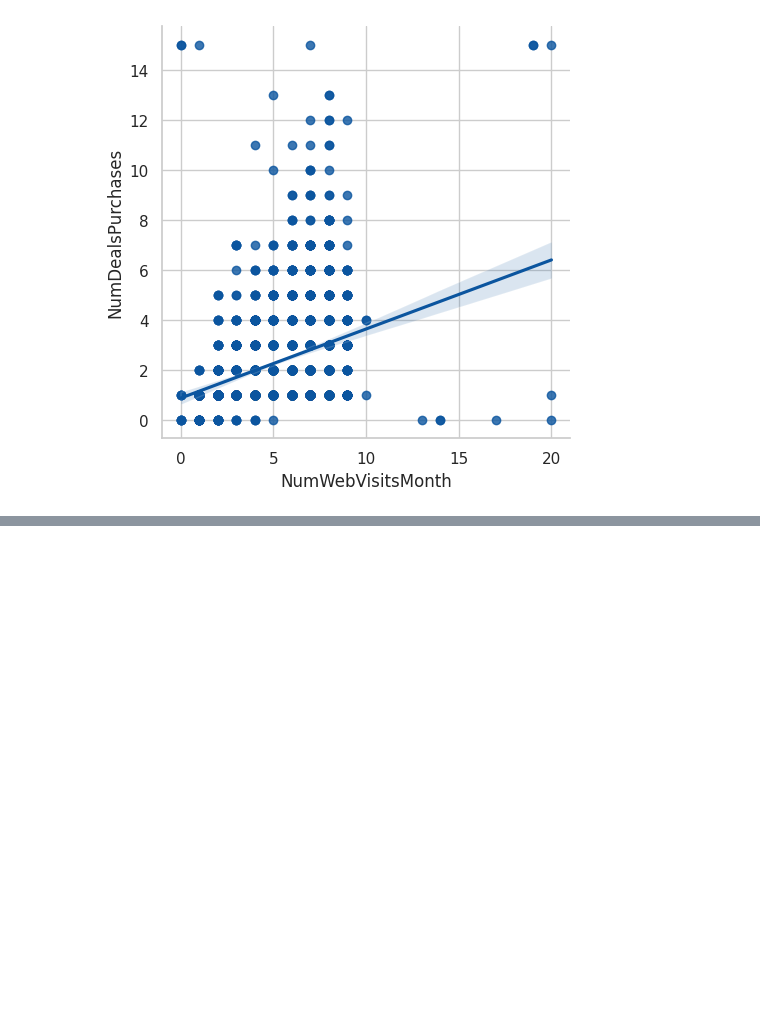
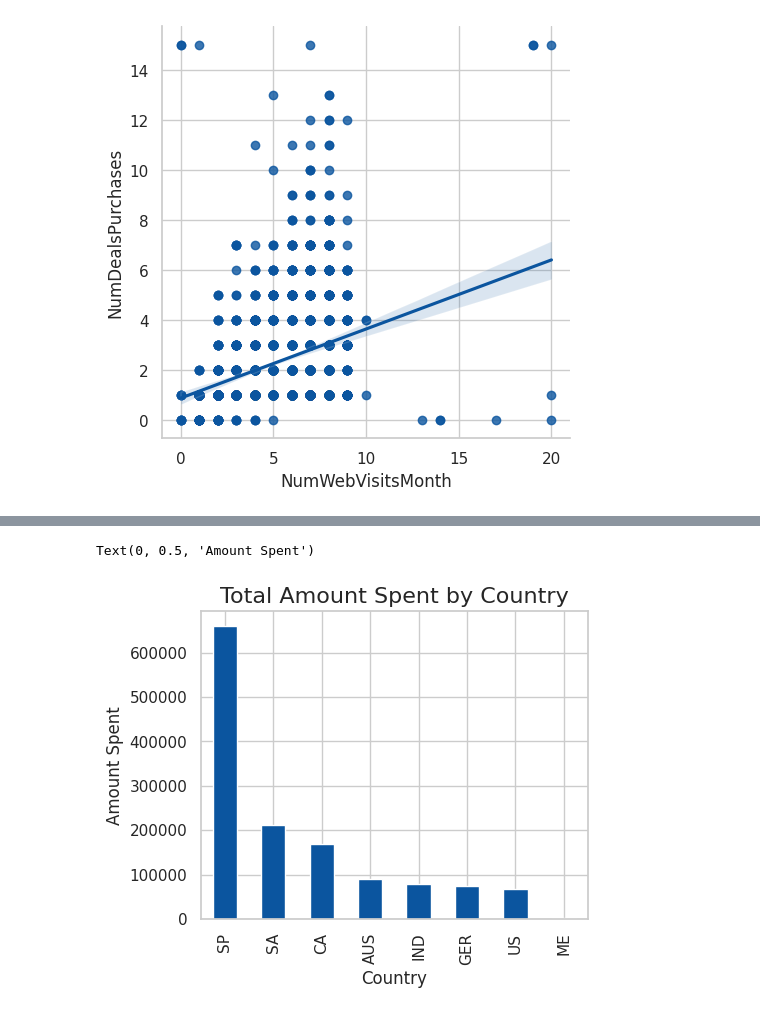
Before and after one commit to sservaes/marketing_analysis, a Jupyter notebook: marketing_analysis.ipynb, the cells around one changed output, grey strips where cells are left out. Saved outputs shown, nothing was run; the diff lists cells and outputs as text; code cells hidden in the pictures; blank space fills up the shorter version.

```diff
--- a/marketing_analysis.ipynb
+++ b/marketing_analysis.ipynb
@@ -230,0 +335,8 @@ sns.lmplot(x='NumWebVisitsMonth', y='NumDealsPurchases', data=df)
+# %%
+plt.figure(figsize=(5,4))
+df.groupby('Country')['TotalMnt'].sum().sort_values(ascending=False).plot(kind='bar')
+plt.title('Total Amount Spent by Country', size=16)
+plt.ylabel('Amount Spent')
+# %% [output]
+Text(0, 0.5, 'Amount Spent')
+[figure, added]
```
Also changed, not shown: parts of 31 cells of this notebook.
